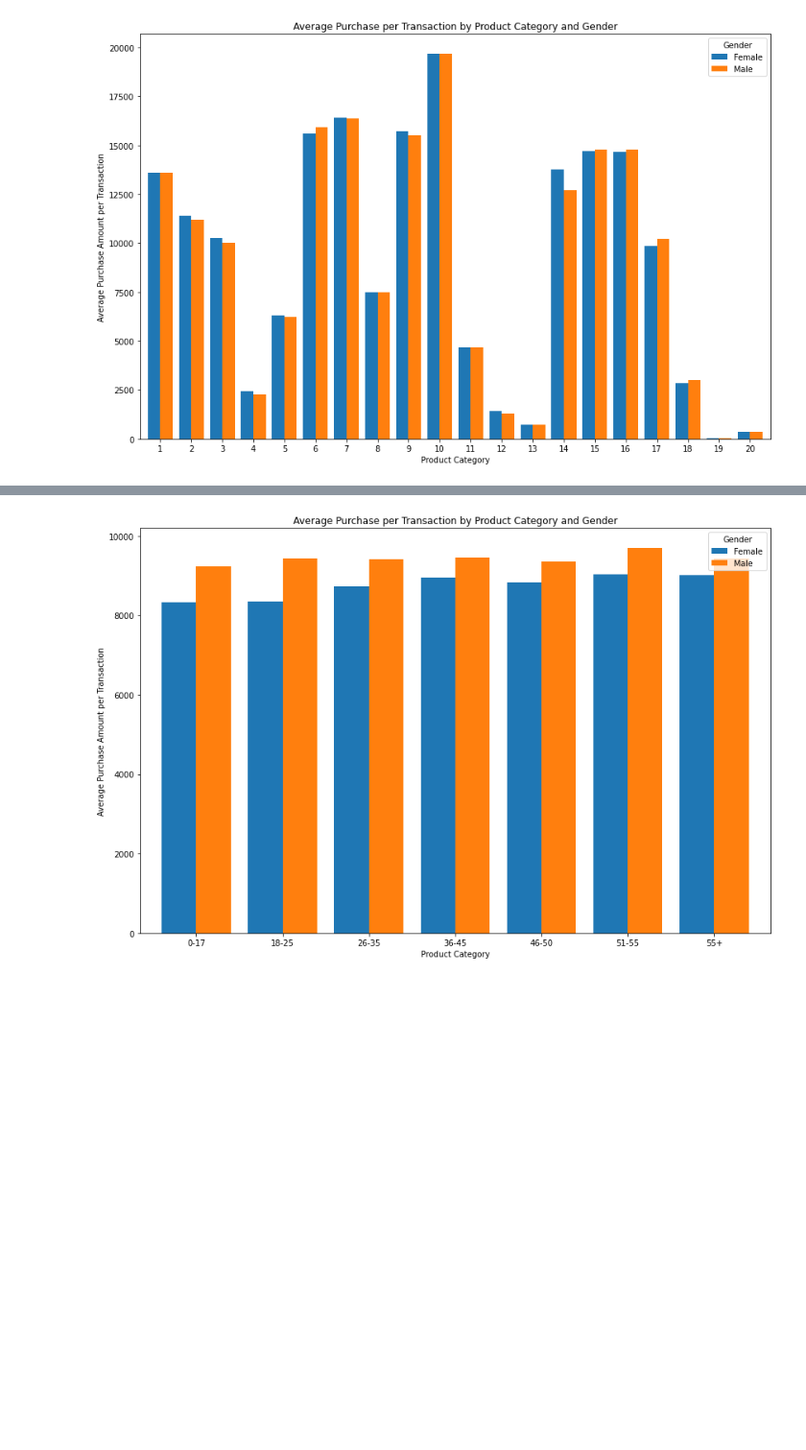
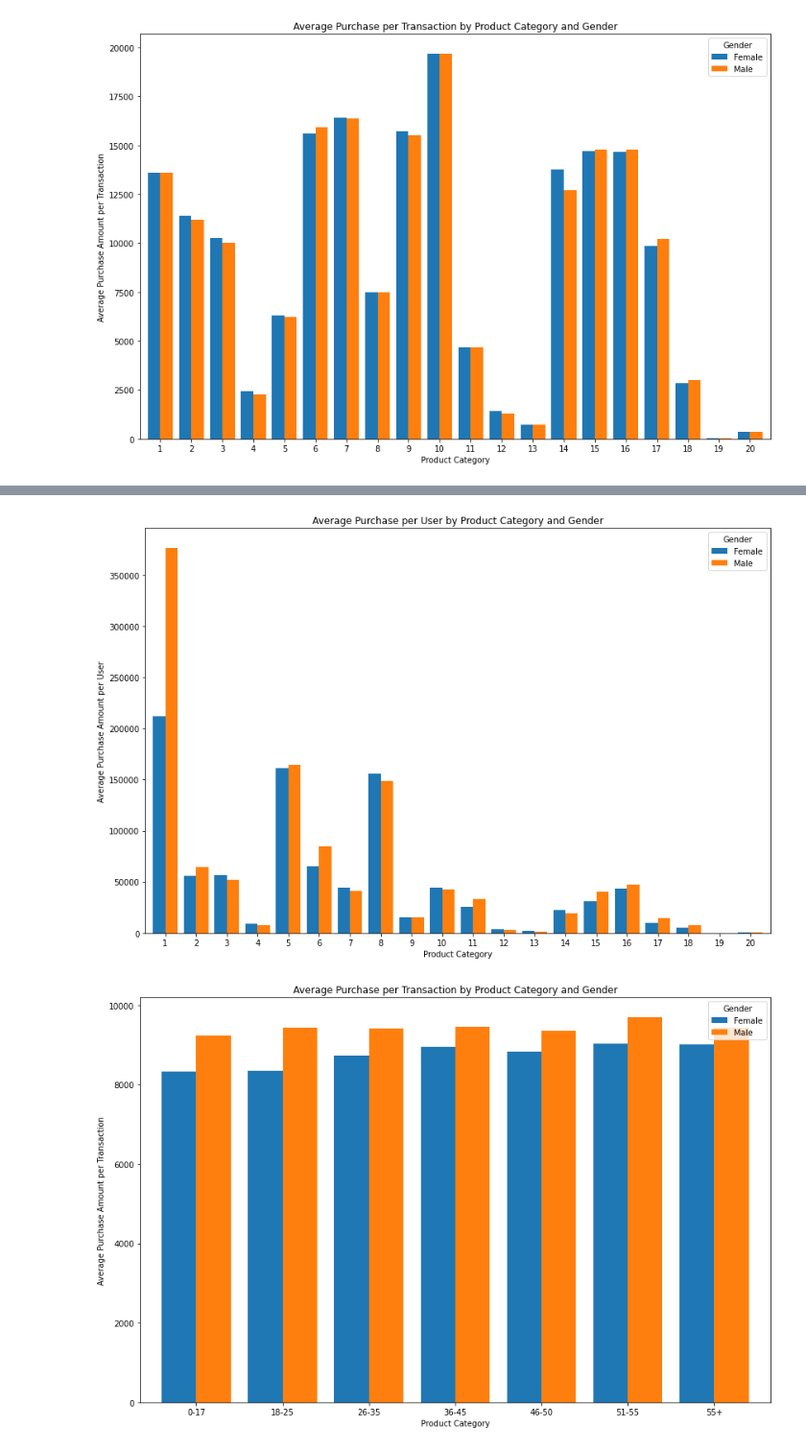
Before and after one commit to Green-Kiwie/Extreme-Couponers-Walmart-Black-Friday, a Jupyter notebook: Final Notebook.ipynb, the cells around one changed output, grey strips where cells are left out. Shown at 96% size. Cells and saved outputs as stored; diff of their text form; code cells hidden in the pictures; blank space fills up the shorter version.

```diff
--- a/Final Notebook.ipynb
+++ b/Final Notebook.ipynb
@@ -344,3 +405,30 @@ plt.show()
+# %%
+import matplotlib.pyplot as plt
+
+# Count the number of transactions per (gender, product_category)
+num_users_per_category = df.groupby(['gender', 'product_category'])['user_id'].nunique().unstack().fillna(0)
+
+# Sum of purchases per (gender, product_category)
+purchase_amounts = df.groupby(['gender', 'product_category'])['purchase'].sum().unstack().fillna(0)
+
+# Normalize by the number of transactions in each category
+purchase_amounts_normalized = purchase_amounts.div(num_users_per_category, axis=0)
+
+# Plotting a grouped bar chart
+purchase_amounts_normalized.T.plot(kind='bar', figsize=(12, 8), width=0.8, position=0.5)
+
+# Adding labels and title
+plt.title("Average Purchase per User by Product Category and Gender")
+plt.xlabel("Product Category")
+plt.ylabel("Average Purchase Amount per User")
+plt.xticks(rotation=0)
+plt.legend(title="Gender", labels=["Female", "Male"])
+plt.tight_layout()
+
+# Show the plot
+plt.show()
+# %% [output]
+[figure, added]
 # %%
 import matplotlib.pyplot as plt
 
```
Also changed, not shown: parts of 4 cells of this notebook.
